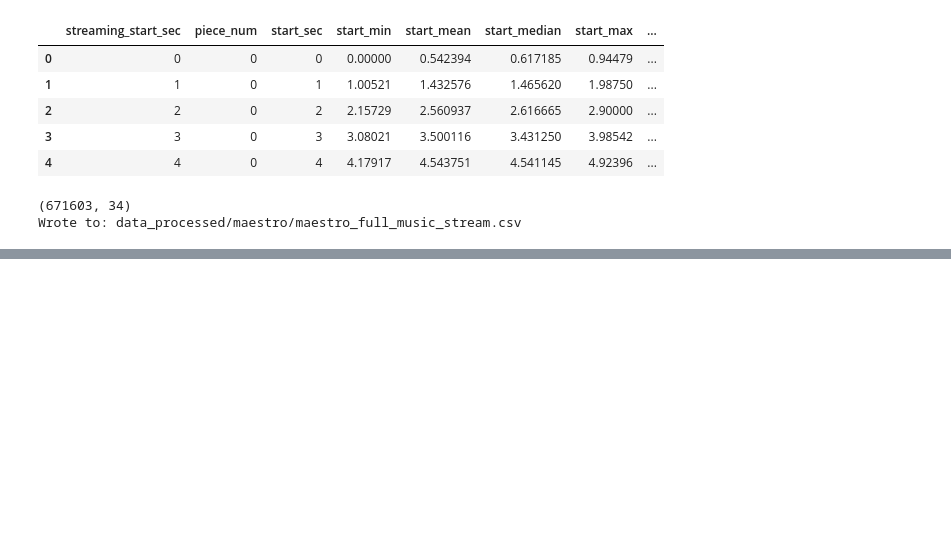
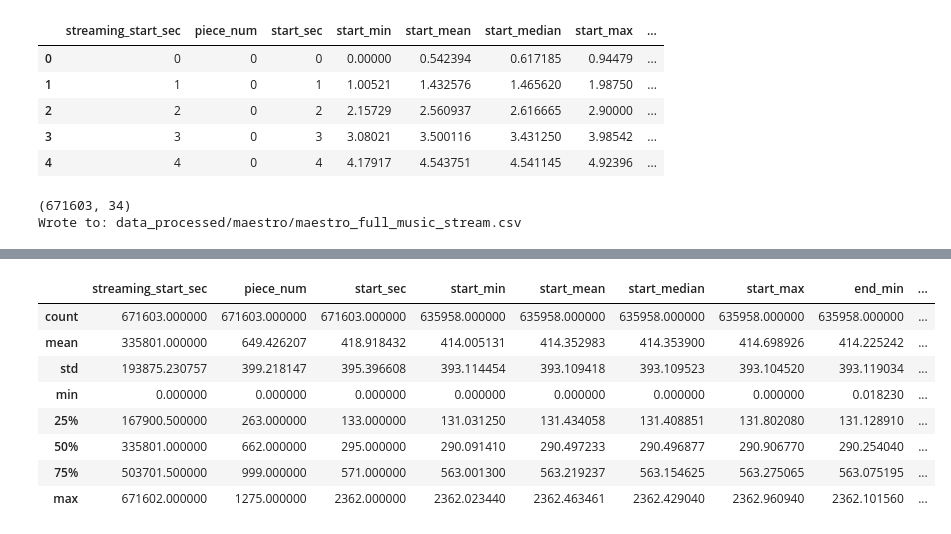
Before and after one commit to echow1/trading_music, a Jupyter notebook: [prep] convert_midi_data_to_financial_bars.ipynb, the cells around one changed output, grey strips where cells are left out. Saved outputs shown, nothing was run; the diff lists cells and outputs as text; code cells hidden in the pictures; blank space fills up the shorter version.

```diff
--- a/[prep] convert_midi_data_to_financial_bars.ipynb
+++ b/[prep] convert_midi_data_to_financial_bars.ipynb
@@ -254,0 +250,12 @@ df_all_time_agg[['streaming_start_sec', 'piece_num', 'start_sec', "piece_changed
+# %%
+df_all_time_agg.describe()
+# %% [output]
+|  | streaming_start_sec | piece_num | start_sec | start_min | start_mean | start_median | start_max | end_min | ... |
+| count | 671603.000000 | 671603.000000 | 671603.000000 | 635958.000000 | 635958.000000 | 635958.000000 | 635958.000000 | 635958.000000 | ... |
+| mean | 335801.000000 | 649.426207 | 418.918432 | 414.005131 | 414.352983 | 414.353900 | 414.698926 | 414.225242 | ... |
+| std | 193875.230757 | 399.218147 | 395.396608 | 393.114454 | 393.109418 | 393.109523 | 393.104520 | 393.119034 | ... |
+| min | 0.000000 | 0.000000 | 0.000000 | 0.000000 | 0.000000 | 0.000000 | 0.000000 | 0.018230 | ... |
+| 25% | 167900.500000 | 263.000000 | 133.000000 | 131.031250 | 131.434058 | 131.408851 | 131.802080 | 131.128910 | ... |
+| 50% | 335801.000000 | 662.000000 | 295.000000 | 290.091410 | 290.497233 | 290.496877 | 290.906770 | 290.254040 | ... |
+| 75% | 503701.500000 | 999.000000 | 571.000000 | 563.001300 | 563.219237 | 563.154625 | 563.275065 | 563.075195 | ... |
+| max | 671602.000000 | 1275.000000 | 2362.000000 | 2362.023440 | 2362.463461 | 2362.429040 | 2362.960940 | 2362.101560 | ... |
```
Also changed, not shown: parts of 2 cells of this notebook, 2 other files.
